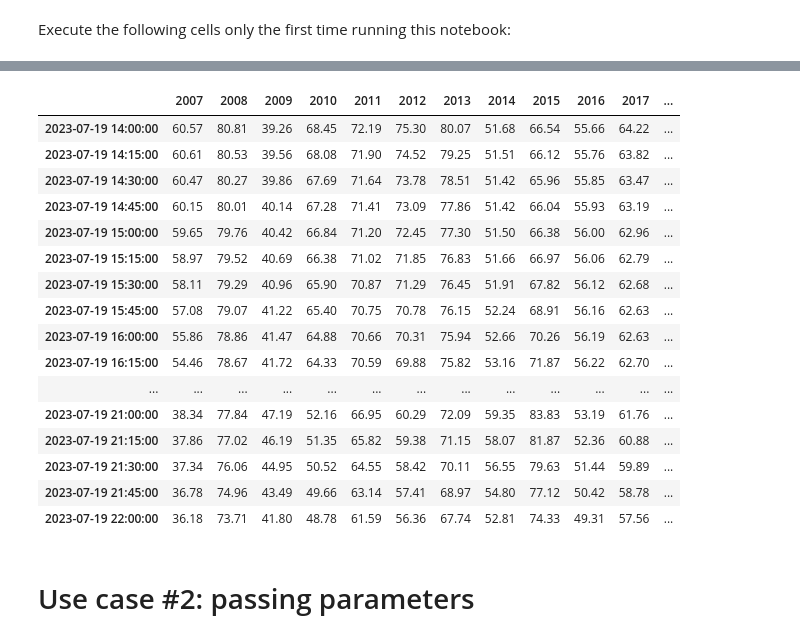
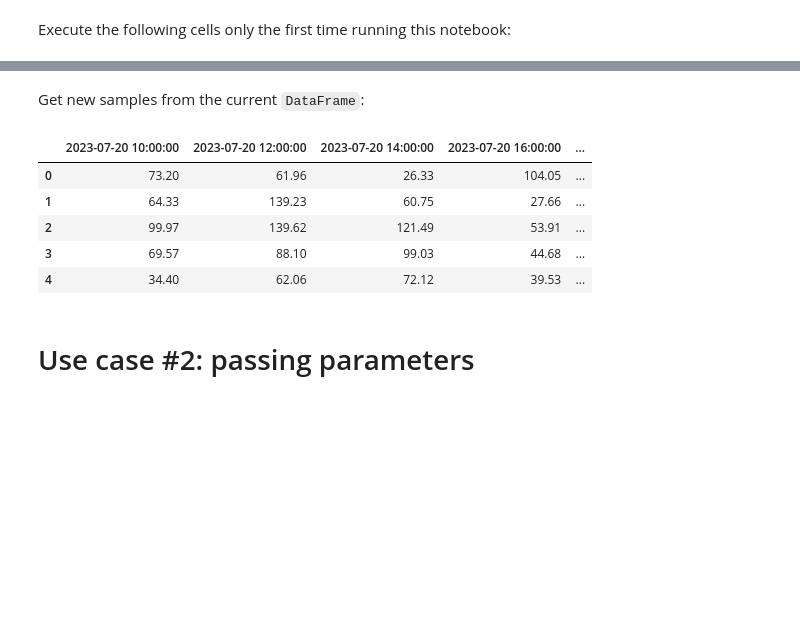
Before and after one commit to bsc-quantic/synthDataGen, a Jupyter notebook: notebooks/fullExample.ipynb, the cells around one changed output, grey strips where cells are left out. Drawn from its saved outputs; the diff is of its cells as text; code cells hidden in the pictures; blank space fills up the shorter version.

Commit message:
Add sampling examples to notebooks/fullExamples.ipynb

```diff
--- a/notebooks/fullExample.ipynb
+++ b/notebooks/fullExample.ipynb
@@ -65,24 +73,18 @@ df
-# %%
-df = adjustments.upsample(df)
-df
-# %% [output]
-|  | 2007 | 2008 | 2009 | 2010 | 2011 | 2012 | 2013 | 2014 | 2015 | 2016 | 2017 | ... |
-| 2023-07-19 14:00:00 | 60.57 | 80.81 | 39.26 | 68.45 | 72.19 | 75.30 | 80.07 | 51.68 | 66.54 | 55.66 | 64.22 | ... |
-| 2023-07-19 14:15:00 | 60.61 | 80.53 | 39.56 | 68.08 | 71.90 | 74.52 | 79.25 | 51.51 | 66.12 | 55.76 | 63.82 | ... |
-| 2023-07-19 14:30:00 | 60.47 | 80.27 | 39.86 | 67.69 | 71.64 | 73.78 | 78.51 | 51.42 | 65.96 | 55.85 | 63.47 | ... |
-| 2023-07-19 14:45:00 | 60.15 | 80.01 | 40.14 | 67.28 | 71.41 | 73.09 | 77.86 | 51.42 | 66.04 | 55.93 | 63.19 | ... |
-| 2023-07-19 15:00:00 | 59.65 | 79.76 | 40.42 | 66.84 | 71.20 | 72.45 | 77.30 | 51.50 | 66.38 | 56.00 | 62.96 | ... |
-| 2023-07-19 15:15:00 | 58.97 | 79.52 | 40.69 | 66.38 | 71.02 | 71.85 | 76.83 | 51.66 | 66.97 | 56.06 | 62.79 | ... |
-| 2023-07-19 15:30:00 | 58.11 | 79.29 | 40.96 | 65.90 | 70.87 | 71.29 | 76.45 | 51.91 | 67.82 | 56.12 | 62.68 | ... |
-| 2023-07-19 15:45:00 | 57.08 | 79.07 | 41.22 | 65.40 | 70.75 | 70.78 | 76.15 | 52.24 | 68.91 | 56.16 | 62.63 | ... |
-| 2023-07-19 16:00:00 | 55.86 | 78.86 | 41.47 | 64.88 | 70.66 | 70.31 | 75.94 | 52.66 | 70.26 | 56.19 | 62.63 | ... |
-| 2023-07-19 16:15:00 | 54.46 | 78.67 | 41.72 | 64.33 | 70.59 | 69.88 | 75.82 | 53.16 | 71.87 | 56.22 | 62.70 | ... |
-| ... | ... | ... | ... | ... | ... | ... | ... | ... | ... | ... | ... | ... |
-| 2023-07-19 21:00:00 | 38.34 | 77.84 | 47.19 | 52.16 | 66.95 | 60.29 | 72.09 | 59.35 | 83.83 | 53.19 | 61.76 | ... |
-| 2023-07-19 21:15:00 | 37.86 | 77.02 | 46.19 | 51.35 | 65.82 | 59.38 | 71.15 | 58.07 | 81.87 | 52.36 | 60.88 | ... |
-| 2023-07-19 21:30:00 | 37.34 | 76.06 | 44.95 | 50.52 | 64.55 | 58.42 | 70.11 | 56.55 | 79.63 | 51.44 | 59.89 | ... |
-| 2023-07-19 21:45:00 | 36.78 | 74.96 | 43.49 | 49.66 | 63.14 | 57.41 | 68.97 | 54.80 | 77.12 | 50.42 | 58.78 | ... |
-| 2023-07-19 22:00:00 | 36.18 | 73.71 | 41.80 | 48.78 | 61.59 | 56.36 | 67.74 | 52.81 | 74.33 | 49.31 | 57.56 | ... |
+# %% [markdown]
+Get new samples from the current `DataFrame`:
+# %%
+from synthDataGen.controller import Sampling
+
+sampling = Sampling(controller.inputJSON)
+df = sampling.getSamples(df)
+df.head()
+# %% [output]
+|  | 2023-07-20 10:00:00 | 2023-07-20 12:00:00 | 2023-07-20 14:00:00 | 2023-07-20 16:00:00 | ... |
+| 0 | 73.20 | 61.96 | 26.33 | 104.05 | ... |
+| 1 | 64.33 | 139.23 | 60.75 | 27.66 | ... |
+| 2 | 99.97 | 139.62 | 121.49 | 53.91 | ... |
+| 3 | 69.57 | 88.10 | 99.03 | 44.68 | ... |
+| 4 | 34.40 | 62.06 | 72.12 | 39.53 | ... |
 # %% [markdown]
 # Use case #2: passing parameters
 # %%
```
Also changed, not shown: parts of 7 cells of this notebook, 1 other file.
